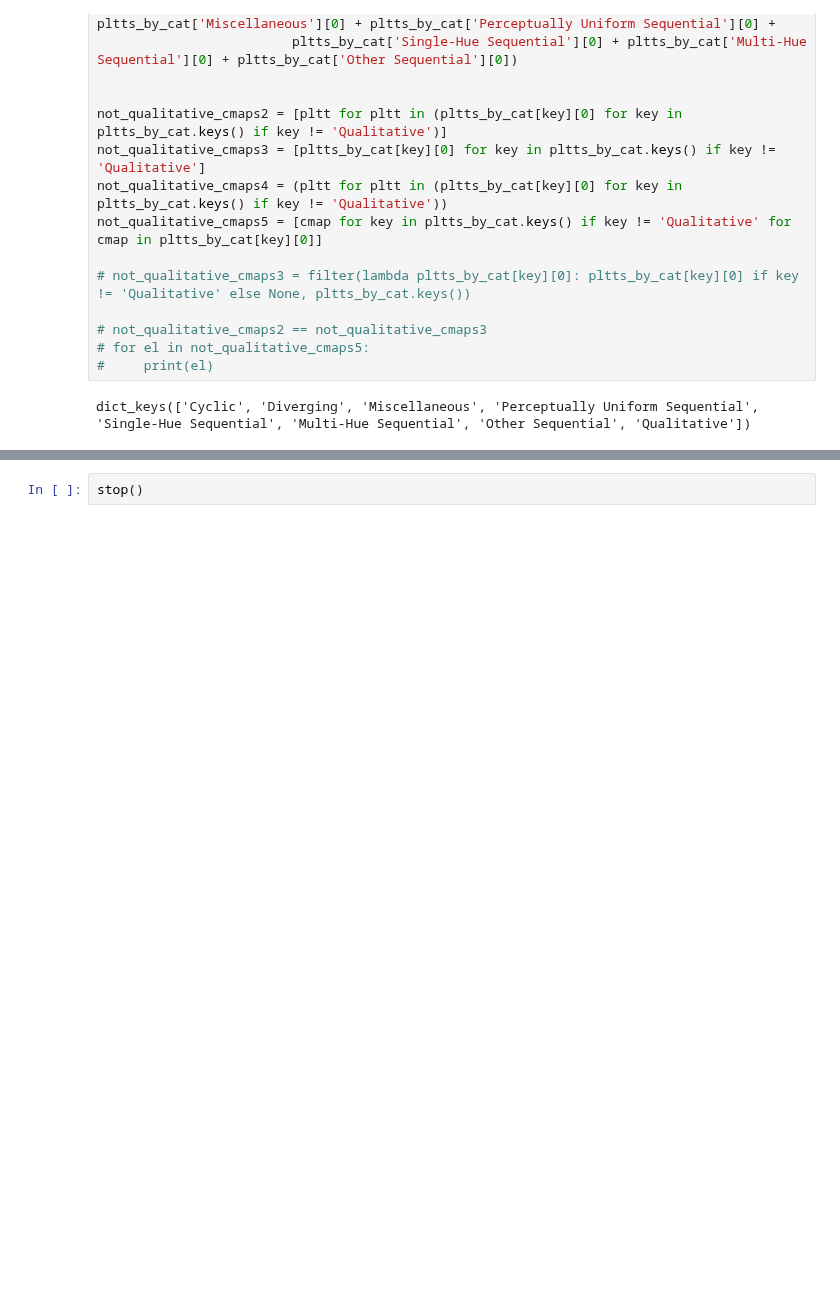
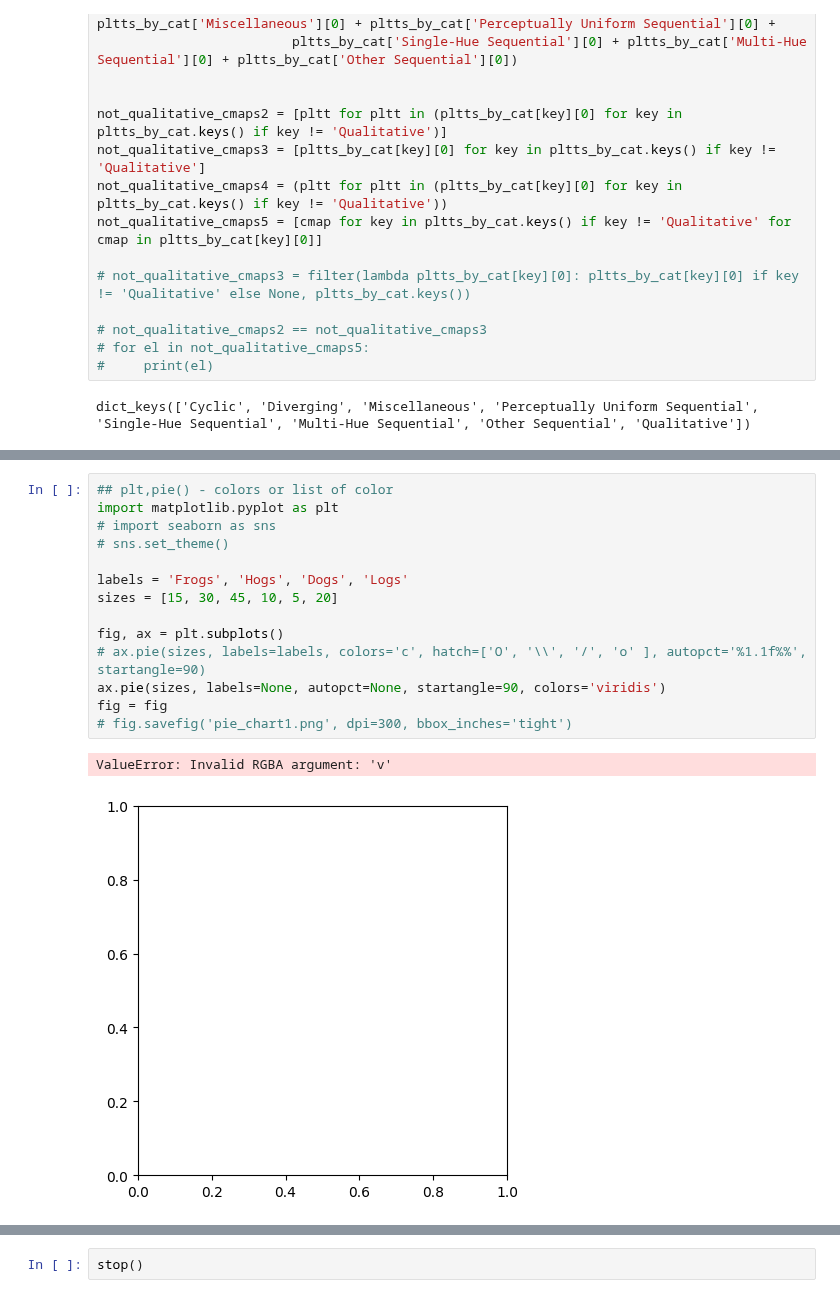
Before and after one commit to jmonti-gh/jm_utils, a Jupyter notebook: dev/ax_pie.ipynb, the cells around one changed output, grey strips where cells are left out. Drawn from its saved outputs; the diff is of its cells as text; blank space fills up the shorter version.

```diff
--- a/dev/ax_pie.ipynb
+++ b/dev/ax_pie.ipynb
@@ -350 +396,18 @@ Pie/Donut Chart from jm_utils.data.plt_charts
+# %%
+## plt,pie() - colors or list of color
+import matplotlib.pyplot as plt
+# import seaborn as sns
+# sns.set_theme()
+
+labels = 'Frogs', 'Hogs', 'Dogs', 'Logs'
+sizes = [15, 30, 45, 10, 5, 20]
+
+fig, ax = plt.subplots()
+# ax.pie(sizes, labels=labels, colors='c', hatch=['O', '\\', '/', 'o' ], autopct='%1.1f%%', startangle=90)
+ax.pie(sizes, labels=None, autopct=None, startangle=90, colors='viridis')
+fig = fig
+# fig.savefig('pie_chart1.png', dpi=300, bbox_inches='tight')
+# %% [output]
+ValueError: Invalid RGBA argument: 'v'
+[figure, added]
 # %%
```
Also changed, not shown: parts of 6 cells of this notebook, 3 other files.
